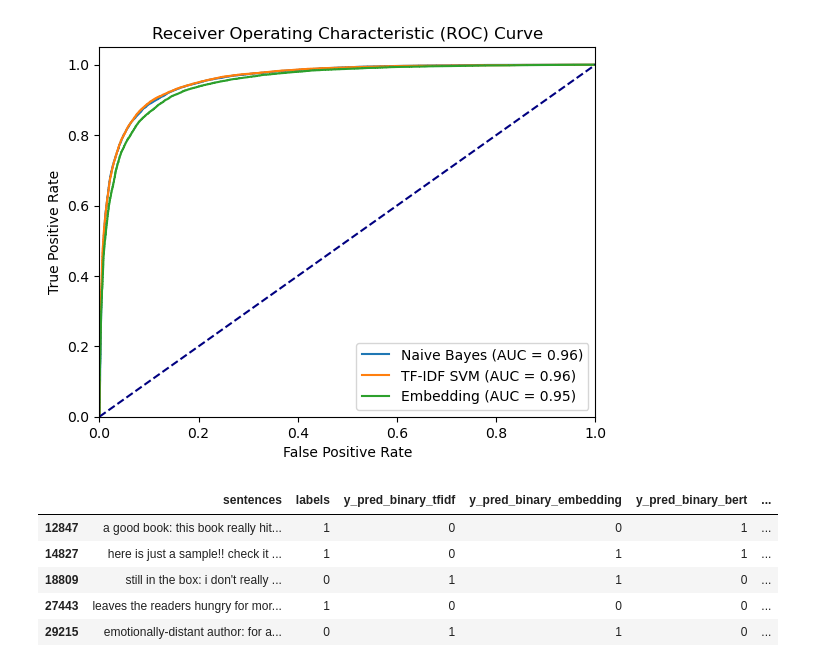
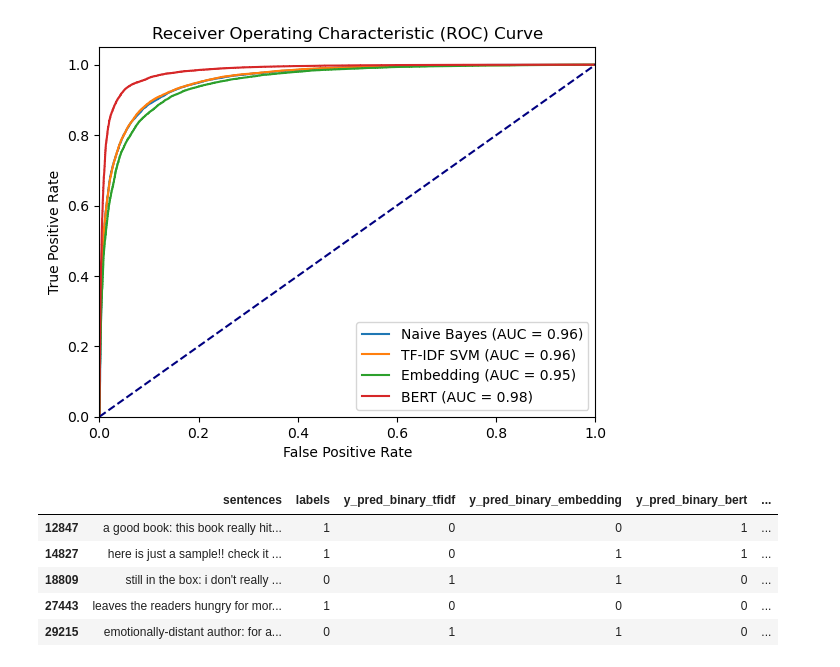
Before and after one commit to mehmetegekacar/Data-Mining-Project, a Jupyter notebook: Error Analysis.ipynb, the cells around one changed output. Saved outputs shown, nothing was run; the diff lists cells and outputs as text; code cells hidden in the pictures.

```diff
--- a/Error Analysis.ipynb
+++ b/Error Analysis.ipynb
@@ -19,36 +50,37 @@ y_pred_embedding=y_pred_embedding.values
 # %%
 # Extract the true labels from the test data
 y_true = test['labels'].values
 
 # Calculate the False Positive Rate (FPR) and True Positive Rate (TPR) for each model
 fpr_naivebayes, tpr_naivebayes, _ = roc_curve(y_true, y_pred_naivebayes)
 fpr_tfidfsvm, tpr_tfidfsvm, _ = roc_curve(y_true, y_pred_tfidfsvm)
-# fpr_bert_binary, tpr_bert_binary, _ = roc_curve(y_true, y_pred_bert)
+fpr_bert_binary, tpr_bert_binary, _ = roc_curve(y_true, y_pred_bert)
 fpr_embedding, tpr_embedding, _ = roc_curve(y_true, y_pred_embedding)
 
 # Calculate the Area Under the ROC Curve (AUC) for each model
 auc_naivebayes = auc(fpr_naivebayes, tpr_naivebayes)
 auc_tfidfsvm = auc(fpr_tfidfsvm, tpr_tfidfsvm)
-# auc_bert_binary = auc(fpr_bert_binary, tpr_bert_binary)
+auc_bert_binary = auc(fpr_bert_binary, tpr_bert_binary)
 auc_embedding = auc(fpr_embedding, tpr_embedding)
 # Plot the ROC curves for each model
 plt.plot(fpr_naivebayes, tpr_naivebayes, label='Naive Bayes (AUC = {:.2f})'.format(auc_naivebayes))
 plt.plot(fpr_tfidfsvm, tpr_tfidfsvm, label='TF-IDF SVM (AUC = {:.2f})'.format(auc_tfidfsvm))
 plt.plot(fpr_embedding, tpr_embedding, label='Embedding (AUC = {:.2f})'.format(auc_embedding))
+plt.plot(fpr_bert_binary, tpr_bert_binary, label='BERT (AUC = {:.2f})'.format(auc_bert_binary))
 
 # Customize the plot
 plt.plot([0, 1], [0, 1], color='navy', linestyle='--')  # Add diagonal line for reference
 plt.xlim([0.0, 1.0])
 plt.ylim([0.0, 1.05])
 plt.xlabel('False Positive Rate')
 plt.ylabel('True Positive Rate')
 plt.title('Receiver Operating Characteristic (ROC) Curve')
 plt.legend(loc='lower right')
 
 # Display the plot
 plt.show()
 # %% [output]
-[figure, old version]
+[figure, new version]
 # %%
 y_pred_binary_tfidf = pd.read_csv("y_pred_tf-idfsvm.csv")
 y_pred_binary_embedding = pd.read_csv("y_pred_embeddings.csv")
```
Also changed, not shown: parts of 3 cells of this notebook, 5 other files.
